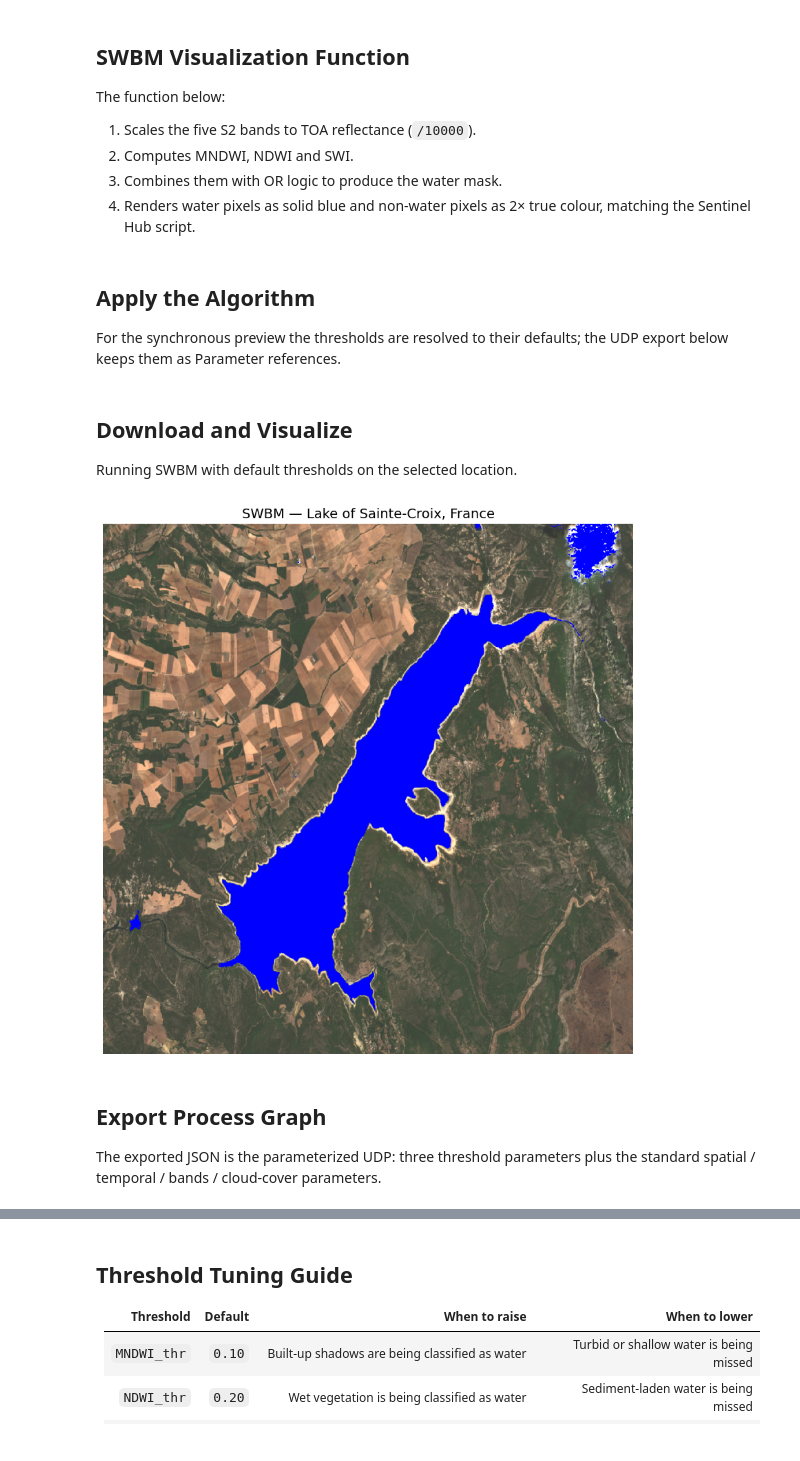
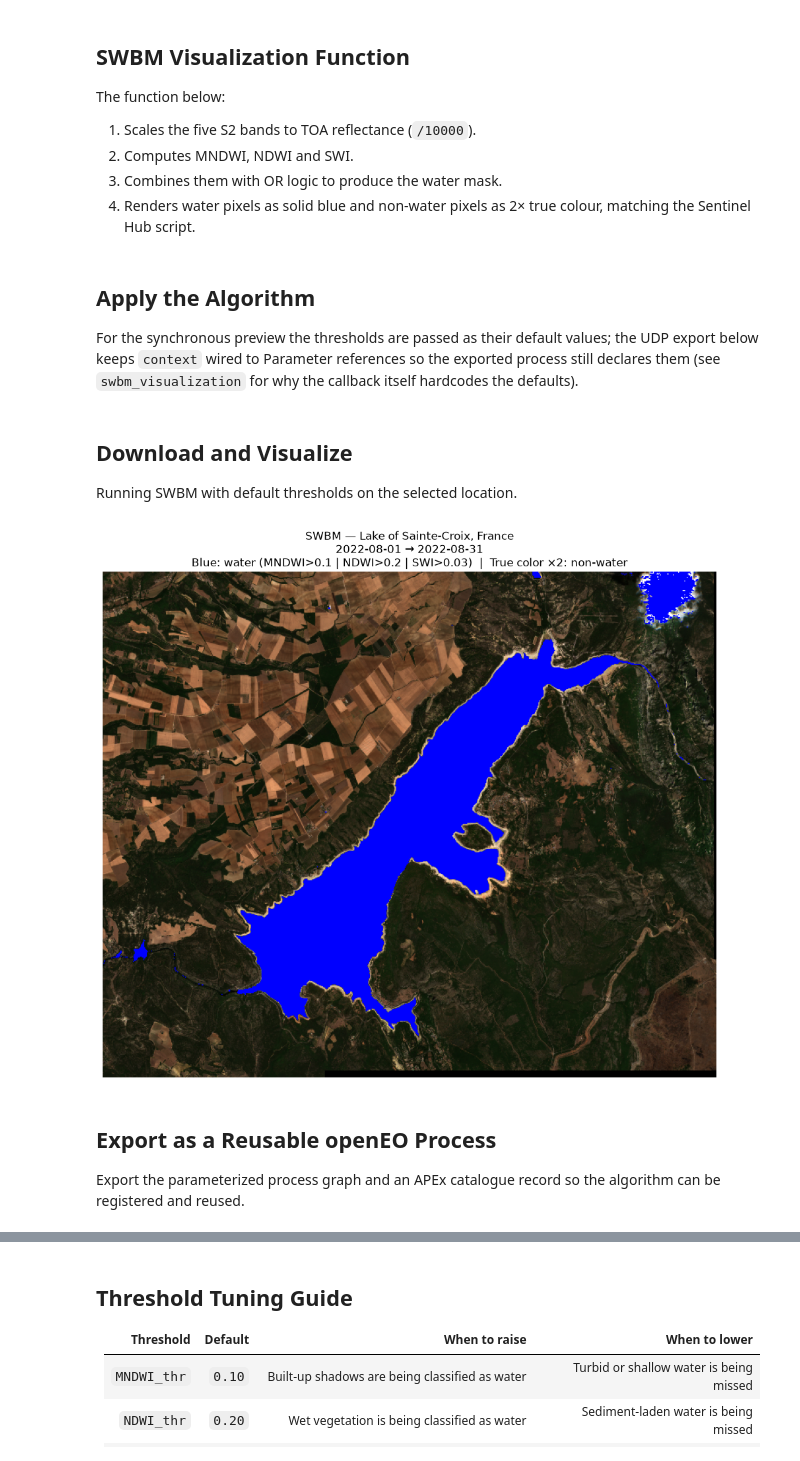
Before and after one commit to developmentseed/openeo-udp, a Jupyter notebook: notebooks/sentinel/sentinel-2/marine_and_water_bodies/swbm.ipynb, the cells around one changed output, grey strips where cells are left out. Drawn from its saved outputs; the diff is of its cells as text; code cells hidden in the pictures.

```diff
--- a/notebooks/sentinel/sentinel-2/marine_and_water_bodies/swbm.ipynb
+++ b/notebooks/sentinel/sentinel-2/marine_and_water_bodies/swbm.ipynb
@@ -178,7 +206,7 @@ def swbm_visualization(data, context):
 # %% [markdown]
 ## Apply the Algorithm
 
-For the synchronous preview the thresholds are resolved to their defaults; the UDP export below keeps them as Parameter references.
+For the synchronous preview the thresholds are passed as their default values; the UDP export below keeps `context` wired to Parameter references so the exported process still declares them (see `swbm_visualization` for why the callback itself hardcodes the defaults).
 # %%
 swbm_image = s2cube.apply_dimension(
     dimension=current_params["bands_dimension"],
@@ -192,35 +220,31 @@ swbm_image = swbm_image.linear_scale_range(
 ## Download and Visualize
 
 Running SWBM with default thresholds on the selected location.
+# %%
+filename = (
+    f"{_algorithm_id}_"
+    f"{current_params['location_name'].replace(' ', '_').replace(',', '').lower()}.png"
+)
+
+resolved = param_manager.resolve(swbm_image, current_params)
+resolved.download(filename)
 # %%
-filename = f"swbm_{current_params['location_name'].replace(' ', '_').replace(',', '').lower()}.png"
-
-connection.download(
-    {
-        "process_graph": swbm_image.save_result("PNG").flat_graph(),
-        "parameters": [
-            current_params["time"].to_dict(),
-            current_params["bounding_box"].to_dict(),
-            current_params["bands"].to_dict(),
-            current_params["cloud_cover"].to_dict(),
-            mndwi_thr.to_dict(),
-            ndwi_thr.to_dict(),
-            swi_thr.to_dict(),
-        ],
-    },
-    filename,
-)
-
 img = Image.open(filename)
 plt.figure(figsize=(12, 10))
 plt.imshow(img)
-plt.title(f"SWBM \u2014 {current_params['location_name']}", fontsize=14)
+plt.title(
+    f"SWBM — {current_params['location_name']}\n"
+    f"{current_params['time'].default[0]} → {current_params['time'].default[1]}\n"
+    f"Blue: water (MNDWI>{mndwi_thr.default} | NDWI>{ndwi_thr.default} | SWI>{swi_thr.default})  |  True color ×2: non-water",
+    fontsize=12,
+)
 plt.axis("off")
 plt.show()
 # %% [output]
-[figure, old version]
+[figure, new version]
 # %% [markdown]
-## Export Process Graph
+## Export as a Reusable openEO Process
 
-The exported JSON is the parameterized UDP: three threshold parameters plus the standard spatial / temporal / bands / cloud-cover parameters.
+Export the parameterized process graph and an APEx catalogue record so the
+algorithm can be registered and reused.
 # %%
```
Also changed, not shown: parts of 7 cells of this notebook, 5 other files.
